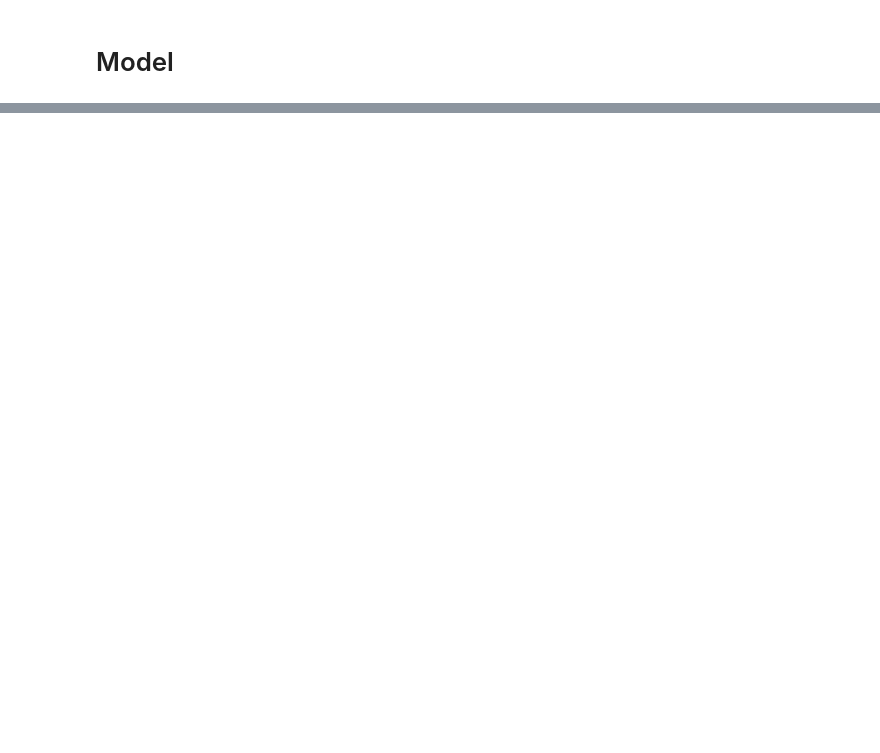
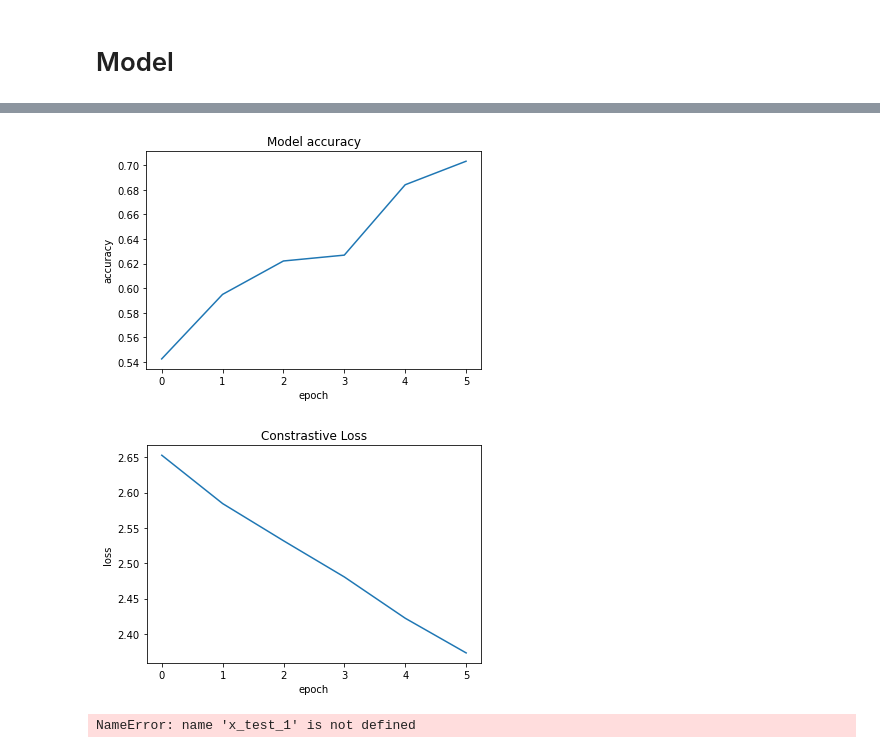
Before and after one commit to armanheydari/tile-crack-detection, a Jupyter notebook: Detect_Cracks.ipynb, the cells around one changed output, grey strips where cells are left out. Saved outputs shown, nothing was run; the diff lists cells and outputs as text; code cells hidden in the pictures; blank space fills up the shorter version.

```diff
--- a/Detect_Cracks.ipynb
+++ b/Detect_Cracks.ipynb
@@ -95,0 +278,3 @@ pre_processing(img)
+# %%
+siamese.compile(loss=loss(margin=1), optimizer="RMSprop", metrics=['accuracy',recall_m,precision_m,f1_score_m])
+siamese.summary()
@@ -95,0 +299,15 @@ pre_processing(img)
+# %%
+class_weight = {0: 1, 1: (10*labels[labels==0].shape[0]/labels[labels==1].shape[0])}
+
+history = siamese.fit(
+    [images, patterns],
+    labels,
+    # validation_data=([x_val_1, x_val_2], labels_val),
+    batch_size=1024,
+    epochs=500,
+    validation_split=0.2,
+    callbacks=keras.callbacks.EarlyStopping(monitor='val_f1_score_m',
+                                            patience=5,
+                                            restore_best_weights=True),
+    class_weight =class_weight
+)
@@ -95,0 +352,36 @@ pre_processing(img)
+# %%
+def plt_metric(history, metric, title, has_valid=False):
+    """Plots the given 'metric' from 'history'.
+
+    Arguments:
+        history: history attribute of History object returned from Model.fit.
+        metric: Metric to plot, a string value present as key in 'history'.
+        title: A string to be used as title of plot.
+        has_valid: Boolean, true if valid data was passed to Model.fit else false.
+
+    Returns:
+        None.
+    """
+    plt.plot(history[metric])
+    if has_valid:
+        plt.plot(history["val_" + metric])
+        plt.legend(["train", "validation"], loc="upper left")
+    plt.title(title)
+    plt.ylabel(metric)
+    plt.xlabel("epoch")
+    plt.show()
+
+
+# Plot the accuracy
+plt_metric(history=history.history, metric="accuracy", title="Model accuracy")
+
+# Plot the constrastive loss
+plt_metric(history=history.history, metric="loss", title="Constrastive Loss")
+# %% [output]
+[figure, added]
+[figure, added]
+# %%
+predictions = siamese.predict([x_test_1, x_test_2])
+visualize(pairs_test, labels_test, to_show=3, predictions=predictions, test=True)
+# %% [output]
+NameError: name 'x_test_1' is not defined
```
Also changed, not shown: parts of 27 cells of this notebook, 7 other files.
